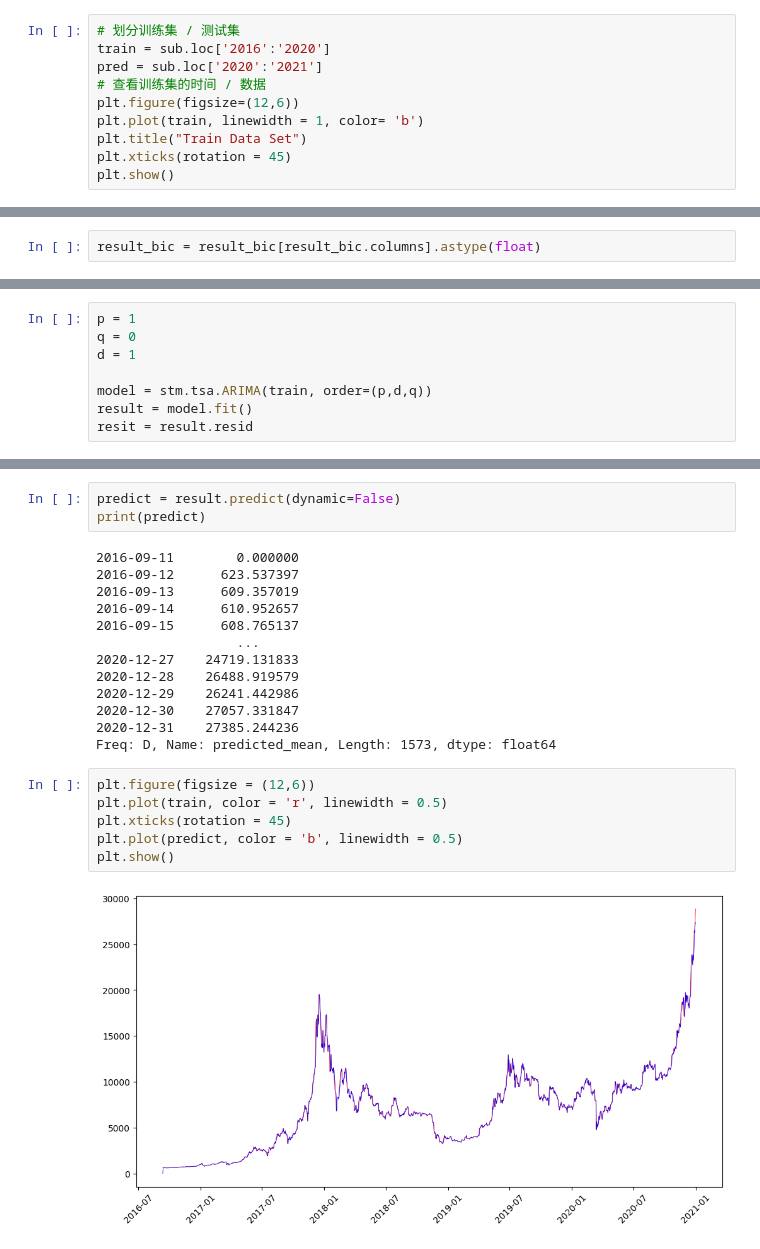
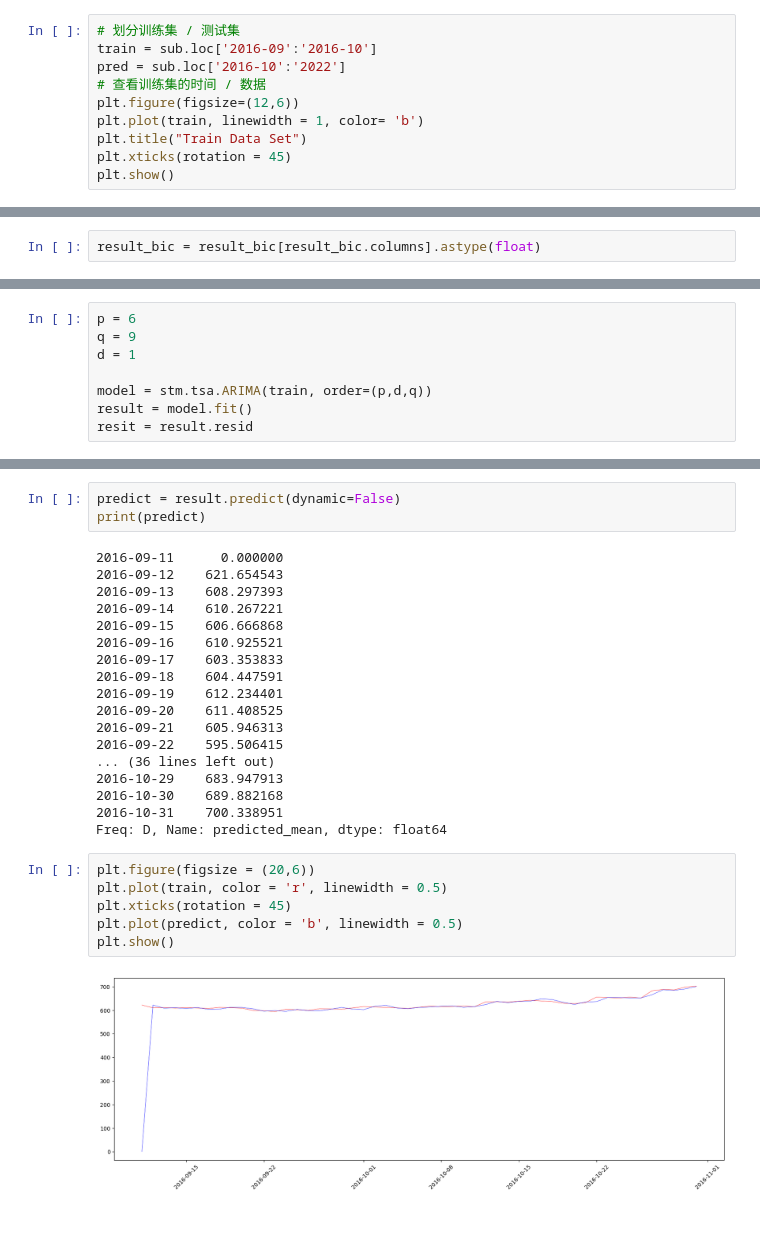
Before and after one commit to AidCheng/MCM-C, a Jupyter notebook: problem_c.ipynb, the cells around one changed output, grey strips where cells are left out. Saved outputs shown, nothing was run; the diff lists cells and outputs as text; blank space fills up the shorter version.

Commit message:
training based on MCM

```diff
--- a/problem_c.ipynb
+++ b/problem_c.ipynb
@@ -68,8 +67,8 @@ Date
 Name: Value, dtype: float64
 # %%
 # 划分训练集 / 测试集
-train = sub.loc['2016':'2020']
-pred = sub.loc['2020':'2021']
+train = sub.loc['2016-09':'2016-10']
+pred = sub.loc['2016-10':'2022']
 # 查看训练集的时间 / 数据
 plt.figure(figsize=(12,6))
 plt.plot(train, linewidth = 1, color= 'b')
@@ -221,6 +226,6 @@ print(train_results.bic_min_order)
 # %%
-p = 1
-q = 0
+p = 6
+q = 9
 d = 1
 
 model = stm.tsa.ARIMA(train, order=(p,d,q))
@@ -236,26 +241,31 @@ plt.show()
 predict = result.predict(dynamic=False)
 print(predict)
 # %% [output]
-2016-09-11        0.000000
-2016-09-12      623.537397
-2016-09-13      609.357019
-2016-09-14      610.952657
-2016-09-15      608.765137
-                  ...
-2020-12-27    24719.131833
-2020-12-28    26488.919579
-2020-12-29    26241.442986
-2020-12-30    27057.331847
-2020-12-31    27385.244236
-Freq: D, Name: predicted_mean, Length: 1573, dtype: float64
+2016-09-11      0.000000
+2016-09-12    621.654543
+2016-09-13    608.297393
+2016-09-14    610.267221
+2016-09-15    606.666868
+2016-09-16    610.925521
+2016-09-17    603.353833
+2016-09-18    604.447591
+2016-09-19    612.234401
+2016-09-20    611.408525
+2016-09-21    605.946313
+2016-09-22    595.506415
+... (36 lines left out)
+2016-10-29    683.947913
+2016-10-30    689.882168
+2016-10-31    700.338951
+Freq: D, Name: predicted_mean, dtype: float64
 # %%
-plt.figure(figsize = (12,6))
+plt.figure(figsize = (20,6))
 plt.plot(train, color = 'r', linewidth = 0.5)
 plt.xticks(rotation = 45)
 plt.plot(predict, color = 'b', linewidth = 0.5)
 plt.show()
 # %% [output]
-[figure, old version]
+[figure, new version]
 # %%
 forecast_values = result.predict(start=len(train), end=len(train) + 1000, dynamic=False)
 fig,ax = plt.subplots(figsize = (12,6))
```
Also changed, not shown: parts of 15 cells of this notebook.
